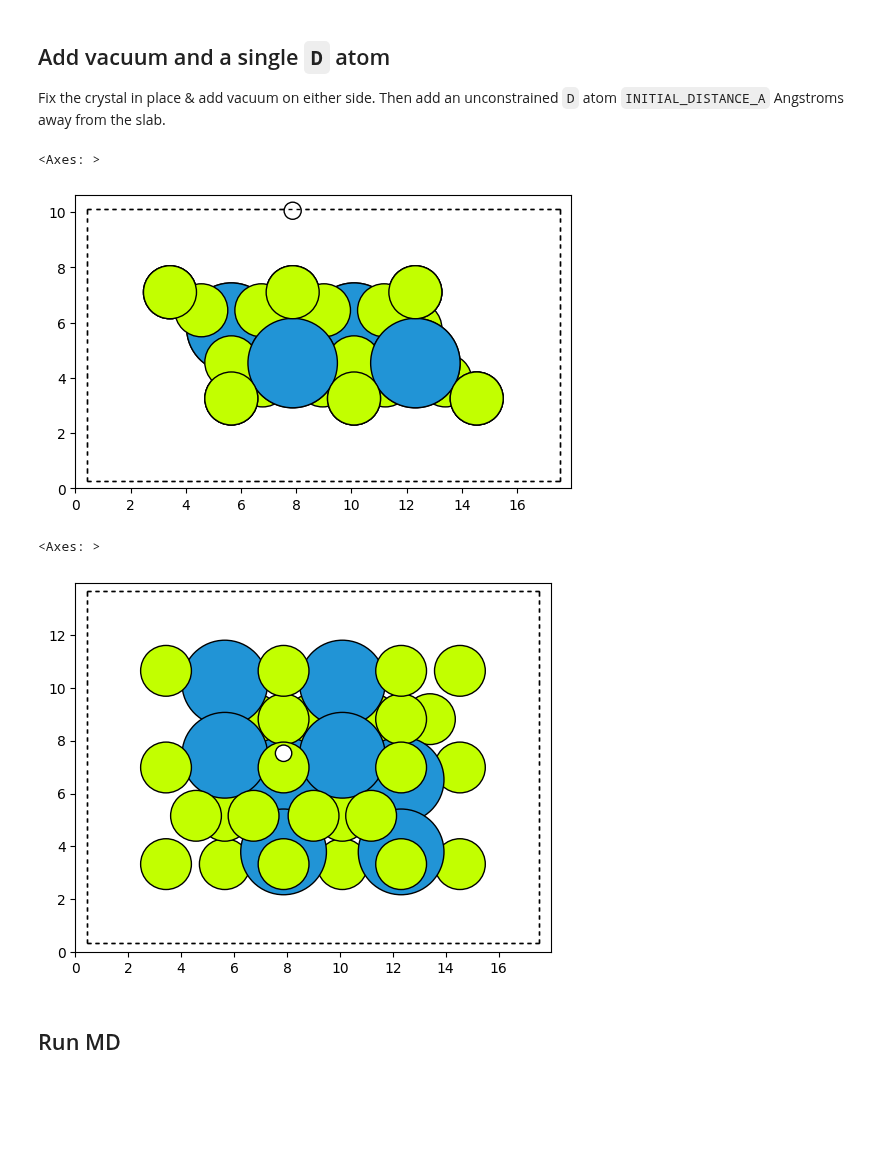
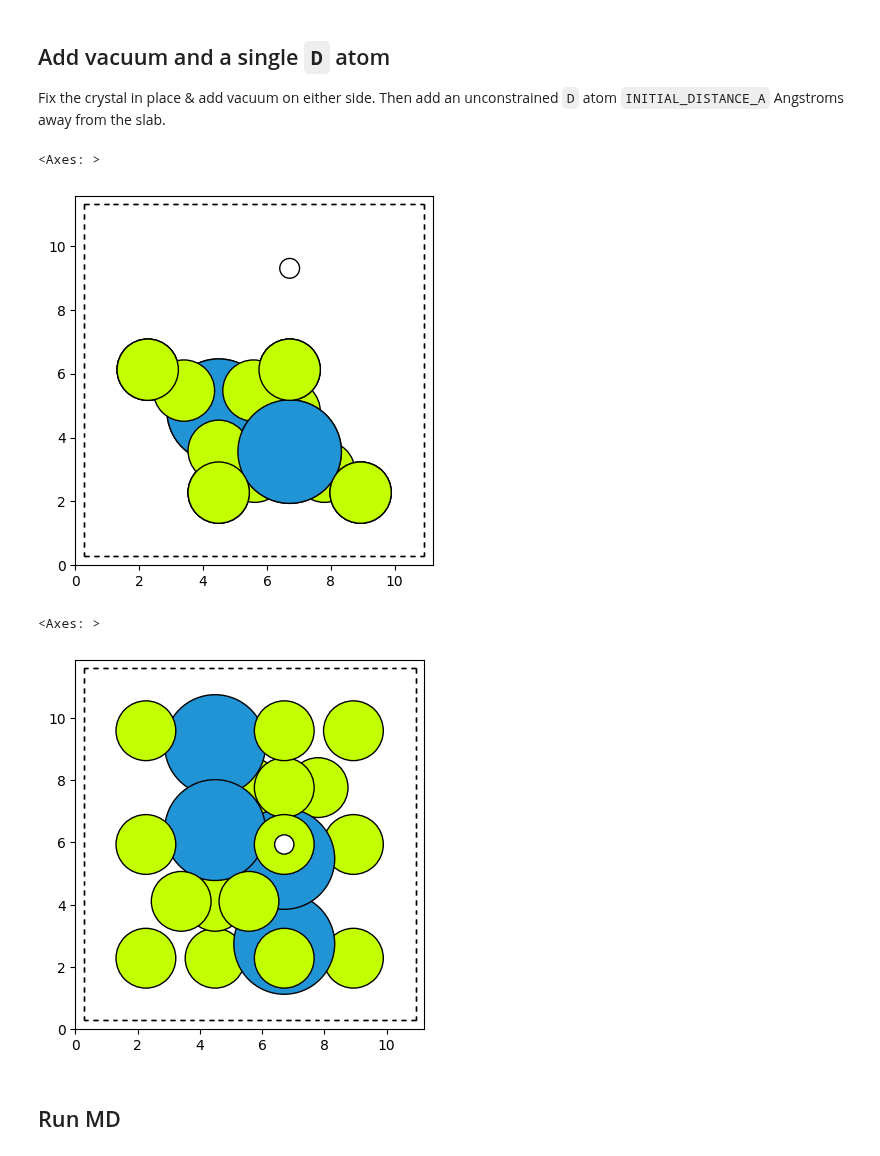
Before and after one commit to NWChen/sofe, a Jupyter notebook: MD on primitive Be2W.ipynb, the cells around one changed output. Drawn from its saved outputs; the diff is of its cells as text; code cells hidden in the pictures; blank space fills up the shorter version.

```diff
--- a/MD on primitive Be2W.ipynb
+++ b/MD on primitive Be2W.ipynb
@@ -42,21 +42,21 @@ DT = 0.2 * round(FS_TO_AU) # 0.2fs
 Fix the crystal in place & add vacuum on either side. Then add an unconstrained `D` atom `INITIAL_DISTANCE_A` Angstroms away from the slab.
 # %%
 # Create our slab
-slab = import_vasp('input/Be2W.cube.vasp', truncate=False)
+slab = import_vasp('input/Be18W4.cube.vasp', truncate=False)
 atoms = deepcopy(slab)
-atoms.center(vacuum=3.)
-DEUTERIUM_XYZ = np.array([7.44409418, 9.8, 6.11590426])
+DEUTERIUM_XYZ = np.array([0.2, 5.0, 1.63156075]) #[0, 3.191, 2.566])
 deuterium = Atom('H', mass=DEUTERIUM_MASS_AMU, position=DEUTERIUM_XYZ)
 atoms.append(deuterium)
+atoms.center(vacuum=2.)
 plot_atoms(atoms)
 # %% [output]
 <Axes: >
-[figure, old version]
+[figure, new version]
 # %%
 plot_atoms(atoms, rotation=('90x,0y,0z'))
 # %% [output]
 <Axes: >
-[figure, old version]
+[figure, new version]
 # %% [markdown]
 ## Run MD
 # %%
```
Also changed, not shown: parts of 1 cell of this notebook.
